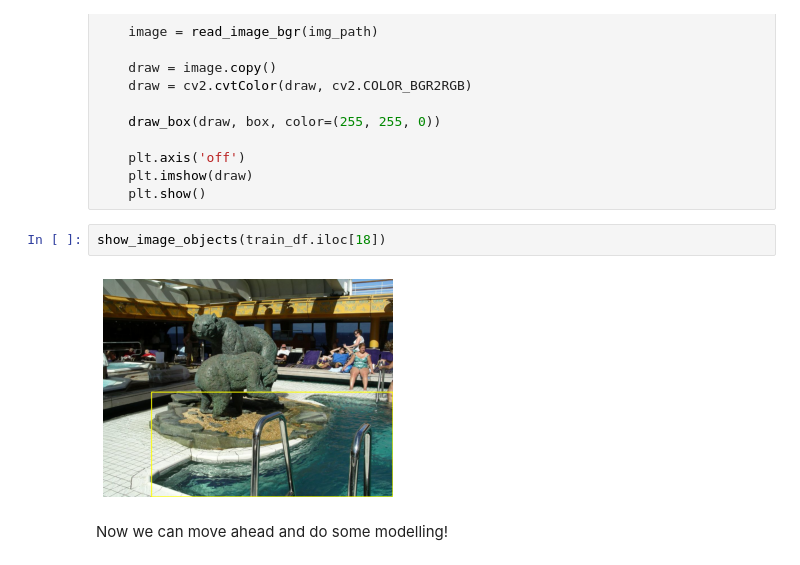
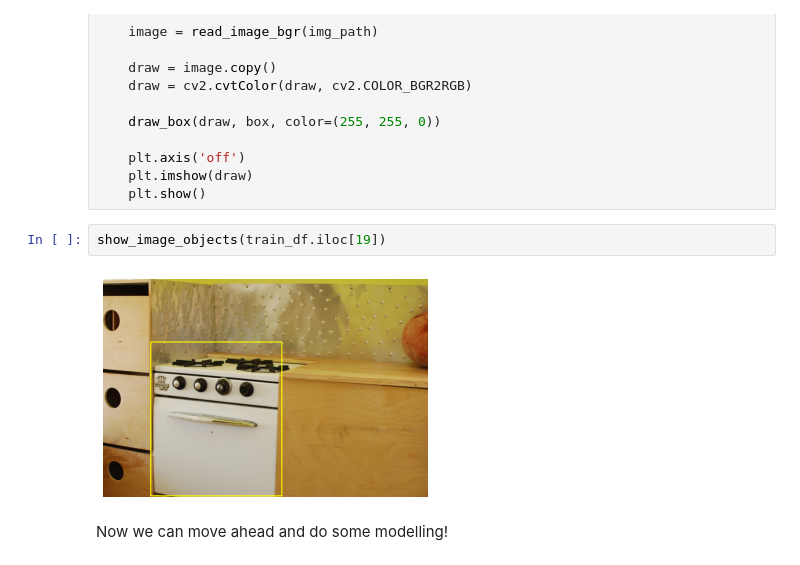
Before and after one commit to jordandarbyshire/amenity_detection, a Jupyter notebook: amenity_detection.ipynb, the cells around one changed output. Cells and saved outputs as stored; diff of their text form.

```diff
--- a/amenity_detection.ipynb
+++ b/amenity_detection.ipynb
@@ -382,9 +377,9 @@ def show_image_objects(image_row):
     plt.imshow(draw)
     plt.show()
 # %%
-show_image_objects(train_df.iloc[18])
+show_image_objects(train_df.iloc[19])
 # %% [output]
-[figure, old version]
+[figure, new version]
 # %% [markdown]
 Now we can move ahead and do some modelling!
 # %% [markdown]
```
Also changed, not shown: parts of 88 cells of this notebook.
